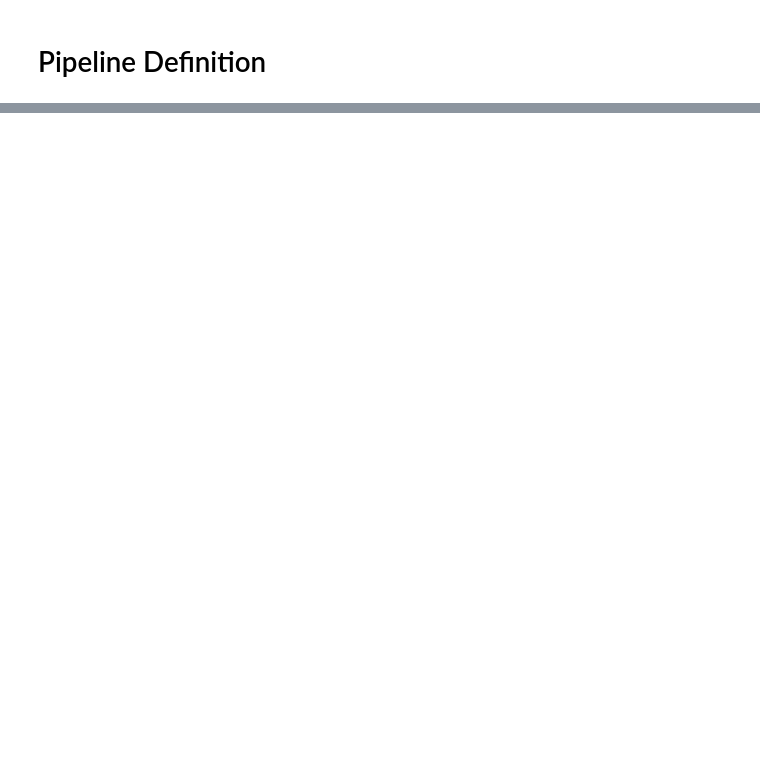
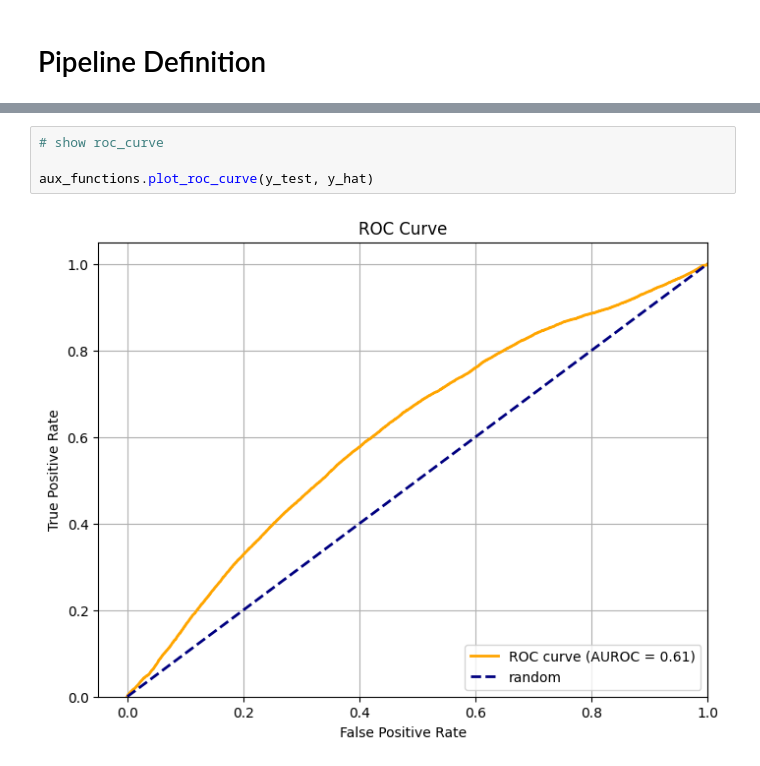
Before and after one commit to joaobssa/ldsa_capstone, a Jupyter notebook: 2 Baseline.ipynb, the cells around one changed output, grey strips where cells are left out. Cells and saved outputs as stored; diff of their text form; blank space fills up the shorter version.

```diff
--- a/2 Baseline.ipynb
+++ b/2 Baseline.ipynb
@@ -212,0 +269,6 @@ def see_cross_val(pipeline, X, y_bin):
+# %%
+# show roc_curve
+
+aux_functions.plot_roc_curve(y_test, y_hat)
+# %% [output]
+[figure, added]
```
Also changed, not shown: parts of 19 cells of this notebook, 10 other files.
